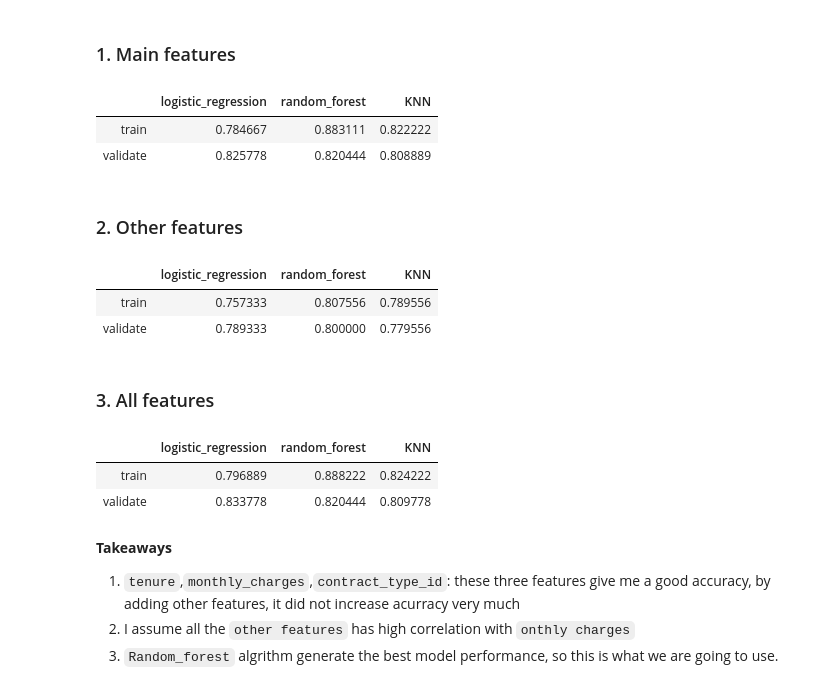
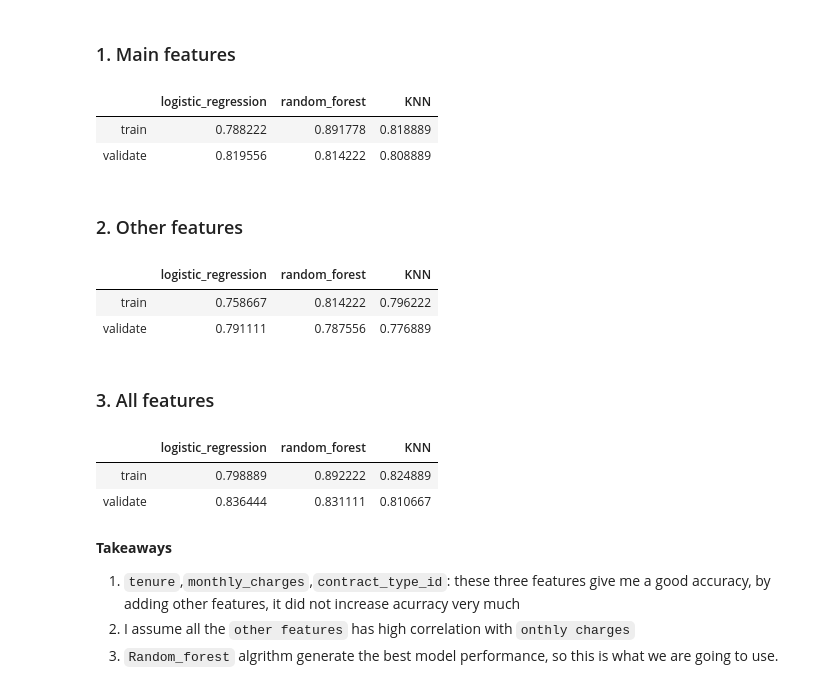
Before and after one commit to hartman-jiang-classification-project/telco-classification-project, a Jupyter notebook: Allen_classification_project/models.ipynb, the cells around one changed output. Drawn from its saved outputs; the diff is of its cells as text; code cells hidden in the pictures.

```diff
--- a/Allen_classification_project/models.ipynb
+++ b/Allen_classification_project/models.ipynb
@@ -29,3 +30,6 @@ train.head()
 | 4825 | 0 | 0 | 0 | 12 | 1 | 0 | 1 | ... |
 | 5571 | 0 | 0 | 0 | 1 | 0 | 0 | 1 | ... |
 | 6967 | 0 | 1 | 1 | 35 | 0 | 0 | 1 | ... |
+# %%
+#scale datasets
+scaler, train, validate, test = scale_data(train, validate, test)
@@ -61,7 +74,7 @@ rf = RandomForestClassifier(bootstrap=True,
                             criterion='gini',
                             min_samples_leaf=3,
                             n_estimators=100,
-                            max_depth=20,
+                            #max_depth=20,
                             random_state=123)
 rf.fit(X_train, y_train)
 print('Accuracy of random forest classifier on training set: {:.2f}'
@@ -116,7 +129,7 @@ def model_evaluation(X, y):
                             criterion='gini',
                             min_samples_leaf=3,
                             n_estimators=100,
-                            max_depth=20,
+                            #max_depth=20,
                             random_state=123)
     rf.fit(X_train, y_train)
     ## KNN
@@ -139,13 +152,13 @@ Index(['senior_citizen', 'partner', 'dependents', 'tenure', 'phone_service',
 # %% [markdown]
 ### 1. Main features
 # %%
-X = ['tenure','monthly_charges','contract_type_id']
+X = ['tenure','monthly_charges','contract_type_id','senior_citizen']
 y = ['churn']
 model_evaluation(X, y)
 # %% [output]
 |  | logistic_regression | random_forest | KNN |
-| train | 0.784667 | 0.883111 | 0.822222 |
-| validate | 0.825778 | 0.820444 | 0.808889 |
+| train | 0.788222 | 0.891778 | 0.818889 |
+| validate | 0.819556 | 0.814222 | 0.808889 |
 # %% [markdown]
 ### 2. Other features
 # %%
@@ -158,8 +171,8 @@ y = ['churn']
 model_evaluation(X, y)
 # %% [output]
 |  | logistic_regression | random_forest | KNN |
-| train | 0.757333 | 0.807556 | 0.789556 |
-| validate | 0.789333 | 0.800000 | 0.779556 |
+| train | 0.758667 | 0.814222 | 0.796222 |
+| validate | 0.791111 | 0.787556 | 0.776889 |
 # %% [markdown]
 ### 3. All features
 # %%
@@ -168,8 +181,8 @@ y = ['churn']
 model_evaluation(X, y)
 # %% [output]
 |  | logistic_regression | random_forest | KNN |
-| train | 0.796889 | 0.888222 | 0.824222 |
-| validate | 0.833778 | 0.820444 | 0.809778 |
+| train | 0.798889 | 0.892222 | 0.824889 |
+| validate | 0.836444 | 0.831111 | 0.810667 |
 # %% [markdown]
 **Takeaways**
 1. `tenure`,`monthly_charges`,`contract_type_id`: these three features give me a good accuracy, by adding other features, it did not increase acurracy very much
```
Also changed, not shown: parts of 12 cells of this notebook, 4 other files.
